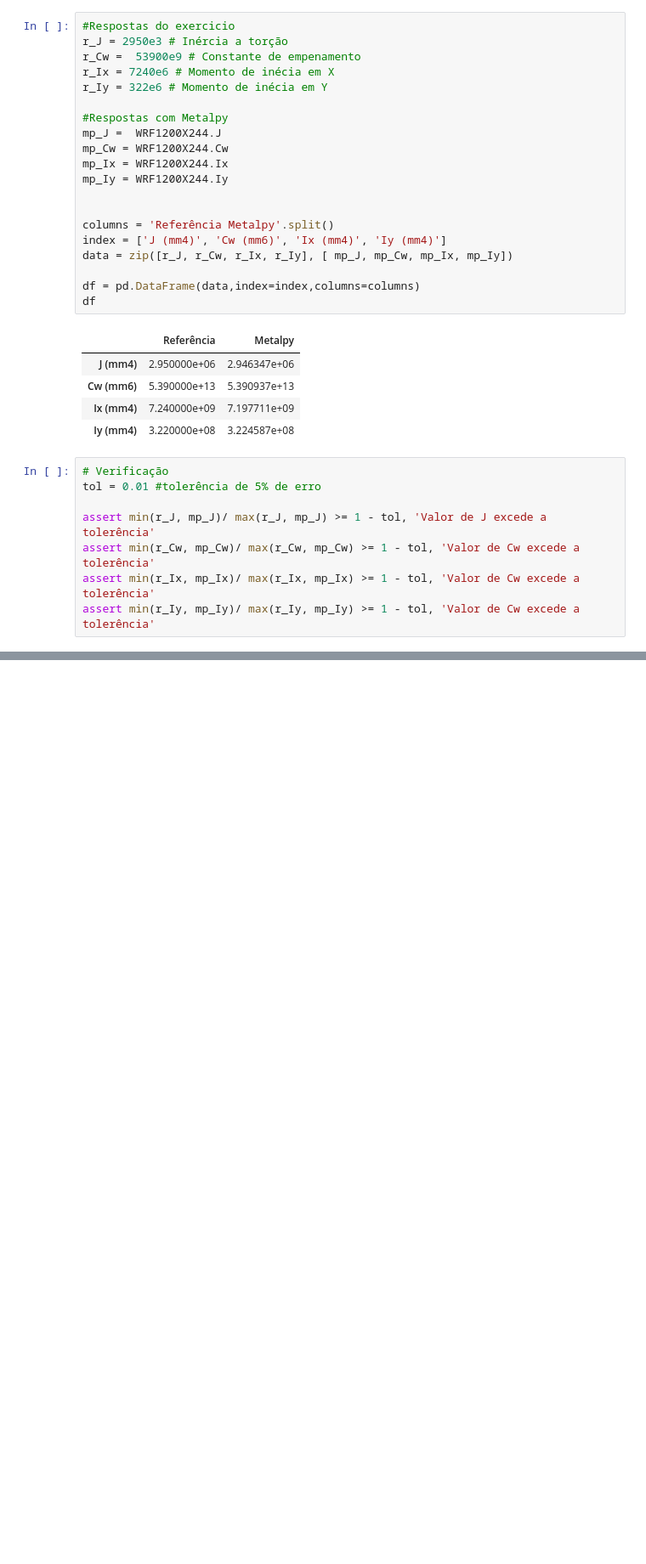
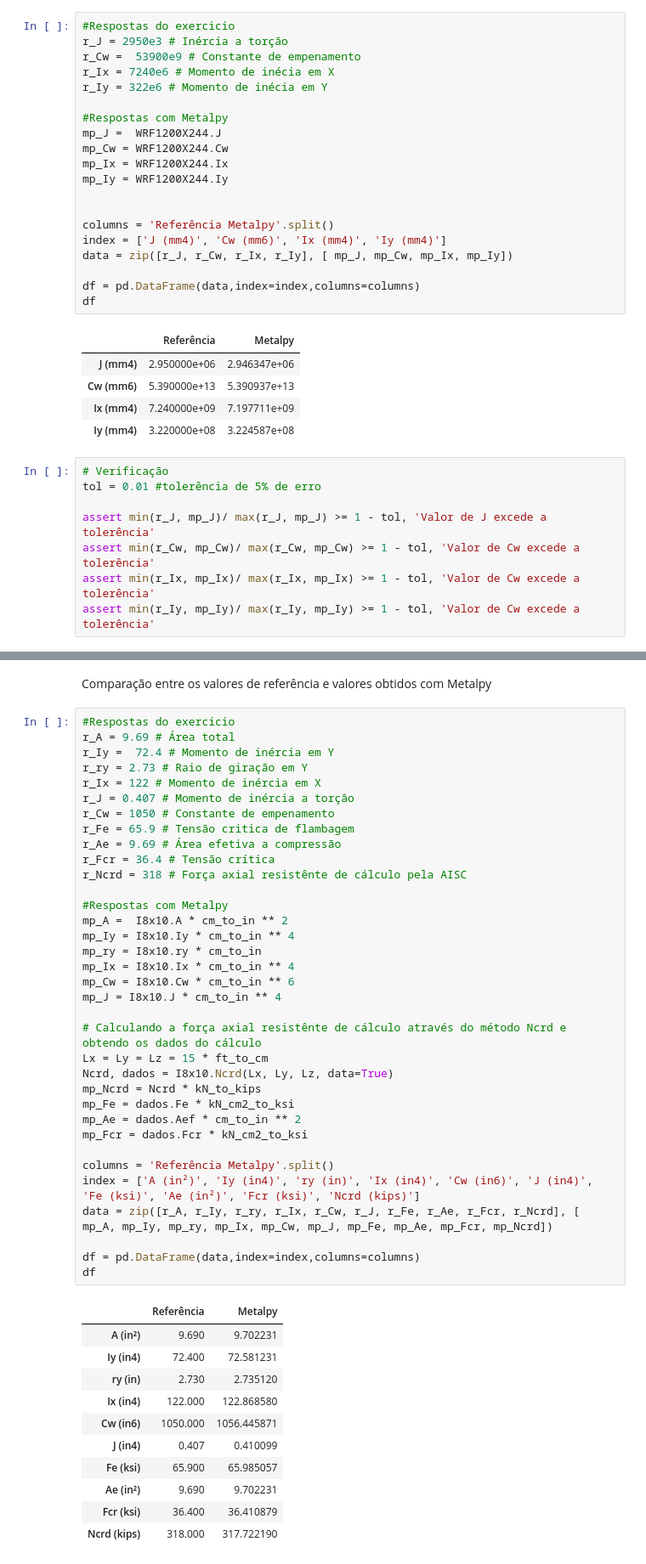
Before and after one commit to JoaoSevergnini/metalpy, a Jupyter notebook: ex_perfis_I_soldados.ipynb, the cells around one changed output, grey strips where cells are left out. Shown at 85% size. Saved outputs shown, nothing was run; the diff lists cells and outputs as text; blank space fills up the shorter version.

```diff
--- a/exemplos_perfis_I_soldados.ipynb
+++ b/ex_perfis_I_soldados.ipynb
@@ -317,0 +422,49 @@ I17x8 = PerfilI(d, bf, bf, tw, tf, tf, A572, norma='AISC360')
+# %% [markdown]
+Comparação entre os valores de referência e valores obtidos com Metalpy
+# %%
+#Respostas do exercicio
+r_A = 9.69 # Área total
+r_Iy =  72.4 # Momento de inércia em Y
+r_ry = 2.73 # Raio de giração em Y
+r_Ix = 122 # Momento de inércia em X
+r_J = 0.407 # Momento de inércia a torção
+r_Cw = 1050 # Constante de empenamento
+r_Fe = 65.9 # Tensão critica de flambagem
+r_Ae = 9.69 # Área efetiva a compressão
+r_Fcr = 36.4 # Tensão crítica
+r_Ncrd = 318 # Força axial resistênte de cálculo pela AISC
+
+#Respostas com Metalpy
+mp_A =  I8x10.A * cm_to_in ** 2
+mp_Iy = I8x10.Iy * cm_to_in ** 4
+mp_ry = I8x10.ry * cm_to_in
+mp_Ix = I8x10.Ix * cm_to_in ** 4
+mp_Cw = I8x10.Cw * cm_to_in ** 6
+mp_J = I8x10.J * cm_to_in ** 4
+
+# Calculando a força axial resistênte de cálculo através do método Ncrd e obtendo os dados do cálculo
+Lx = Ly = Lz = 15 * ft_to_cm
+Ncrd, dados = I8x10.Ncrd(Lx, Ly, Lz, data=True)
+mp_Ncrd = Ncrd * kN_to_kips
+mp_Fe = dados.Fe * kN_cm2_to_ksi
+mp_Ae = dados.Aef * cm_to_in ** 2
+mp_Fcr = dados.Fcr * kN_cm2_to_ksi
+
+columns = 'Referência Metalpy'.split()
+index = ['A (in²)', 'Iy (in4)', 'ry (in)', 'Ix (in4)', 'Cw (in6)', 'J (in4)', 'Fe (ksi)', 'Ae (in²)', 'Fcr (ksi)', 'Ncrd (kips)']
+data = zip([r_A, r_Iy, r_ry, r_Ix, r_Cw, r_J, r_Fe, r_Ae, r_Fcr, r_Ncrd], [ mp_A, mp_Iy, mp_ry, mp_Ix, mp_Cw, mp_J, mp_Fe, mp_Ae, mp_Fcr, mp_Ncrd])
+
+df = pd.DataFrame(data,index=index,columns=columns)
+df
+# %% [output]
+|  | Referência | Metalpy |
+| A (in²) | 9.690 | 9.702231 |
+| Iy (in4) | 72.400 | 72.581231 |
+| ry (in) | 2.730 | 2.735120 |
+| Ix (in4) | 122.000 | 122.868580 |
+| Cw (in6) | 1050.000 | 1056.445871 |
+| J (in4) | 0.407 | 0.410099 |
+| Fe (ksi) | 65.900 | 65.985057 |
+| Ae (in²) | 9.690 | 9.702231 |
+| Fcr (ksi) | 36.400 | 36.410879 |
+| Ncrd (kips) | 318.000 | 317.722190 |
```
Also changed, not shown: parts of 18 cells of this notebook, 3 other files.
